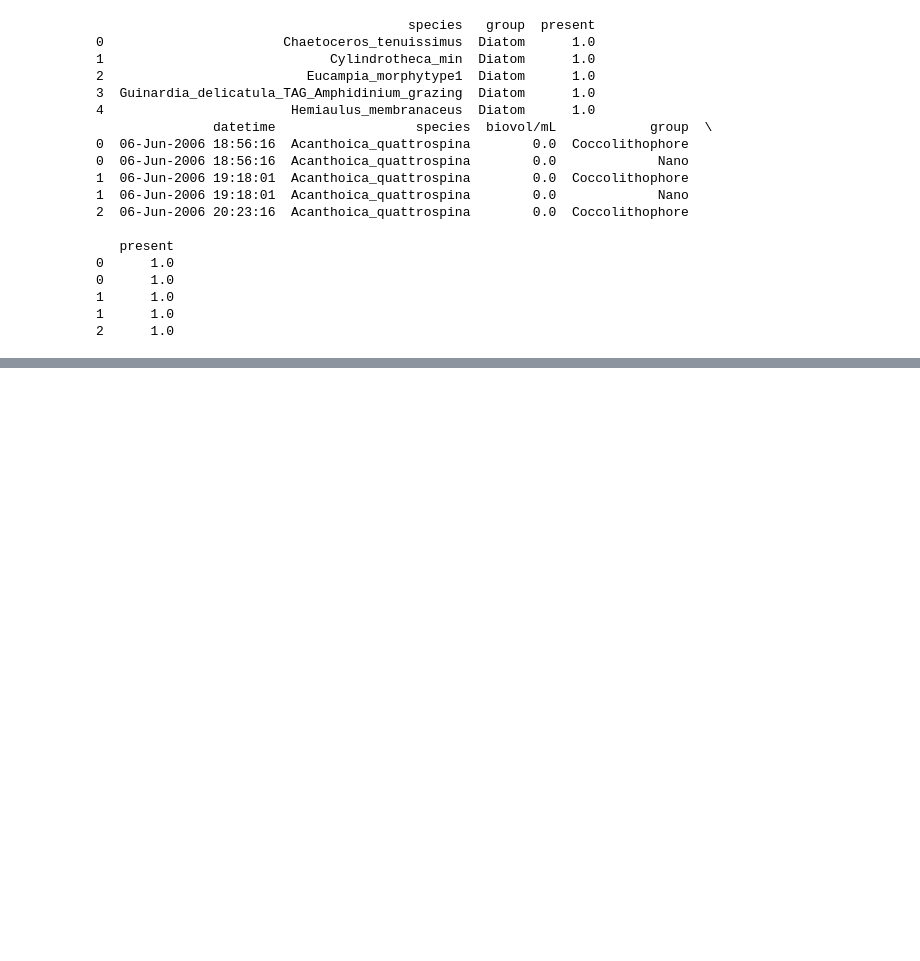
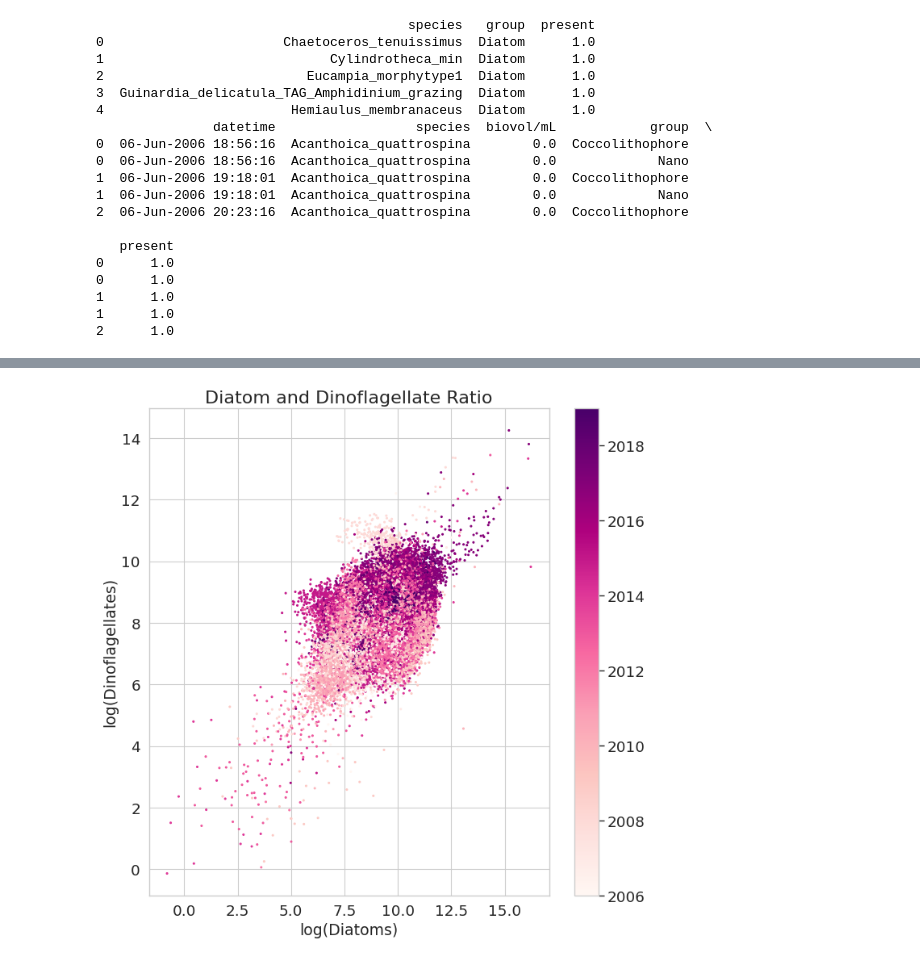
Before and after one commit to miraSantos/plankton-index, a Jupyter notebook: pi_convex_hull.ipynb, the cells around one changed output, grey strips where cells are left out. Saved outputs shown, nothing was run; the diff lists cells and outputs as text; code cells hidden in the pictures; blank space fills up the shorter version.

Commit message:
added ratio plots to pi_convex_hull

```diff
--- a/pi_convex_hull.ipynb
+++ b/pi_convex_hull.ipynb
@@ -126,23 +127,0 @@ datetime
-# %%
-#for nice latex fonts
-from matplotlib import rc
-rc('font',**{'family':'sans-serif','sans-serif':['Helvetica']})
-## for Palatino and other serif fonts use:
-#rc('font',**{'family':'serif','serif':['Palatino']})
-rc('text', usetex=True)
-
-
-from matplotlib.pyplot import figure
-from scipy.stats import gaussian_kde #req'd for density dot plot
-
-figure(figsize=(10, 10), dpi=80)
-
-plt.rc('text', usetex=True)
-plt.rc('font', family='serif')
-
-xy = np.vstack([df_dd['Diatom'],df_dd['Dinoflagellate']])
-z = gaussian_kde(xy)(xy)
-
-plt.scatter(np.log(df_dd['Diatom']),np.log(df_dd['Dinoflagellate']),c = z, s = 100)
-plt.xlabel(r'\textbf{time} (s)')
-plt.ylabel(r'\textit{voltage} (mV)',fontsize=16)
@@ -161,0 +128,19 @@ pylab.show()
+# %%
+from matplotlib.pyplot import figure
+from scipy.stats import gaussian_kde #req'd for density dot plot
+
+figure(figsize=(10, 10), dpi=80)
+
+plt.scatter(np.log(df_short['Diatom']),
+            np.log(df_short['Dinoflagellate']),
+            c=df_short["year"],
+           cmap = "RdPu",
+           s = 3)
+plt.colorbar()
+plt.xlabel("log(Diatoms)",size = 17)
+plt.ylabel("log(Dinoflagellates)",size = 17)
+plt.title("Diatom and Dinoflagellate Ratio",size = 20)
+
+sns.set(font_scale=1.5, style="whitegrid")
+# %% [output]
+[figure, added]
```
Also changed, not shown: parts of 11 cells of this notebook.
